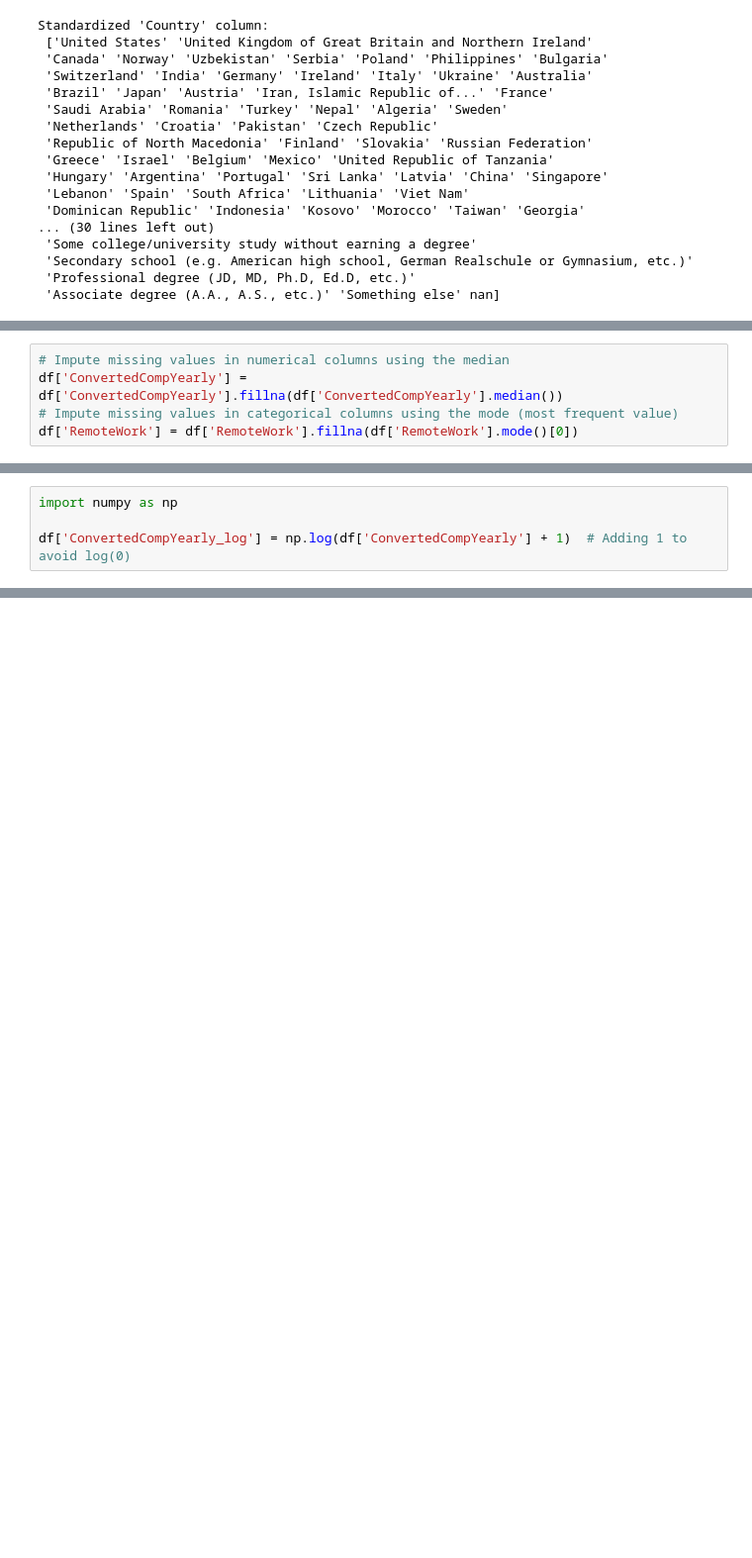
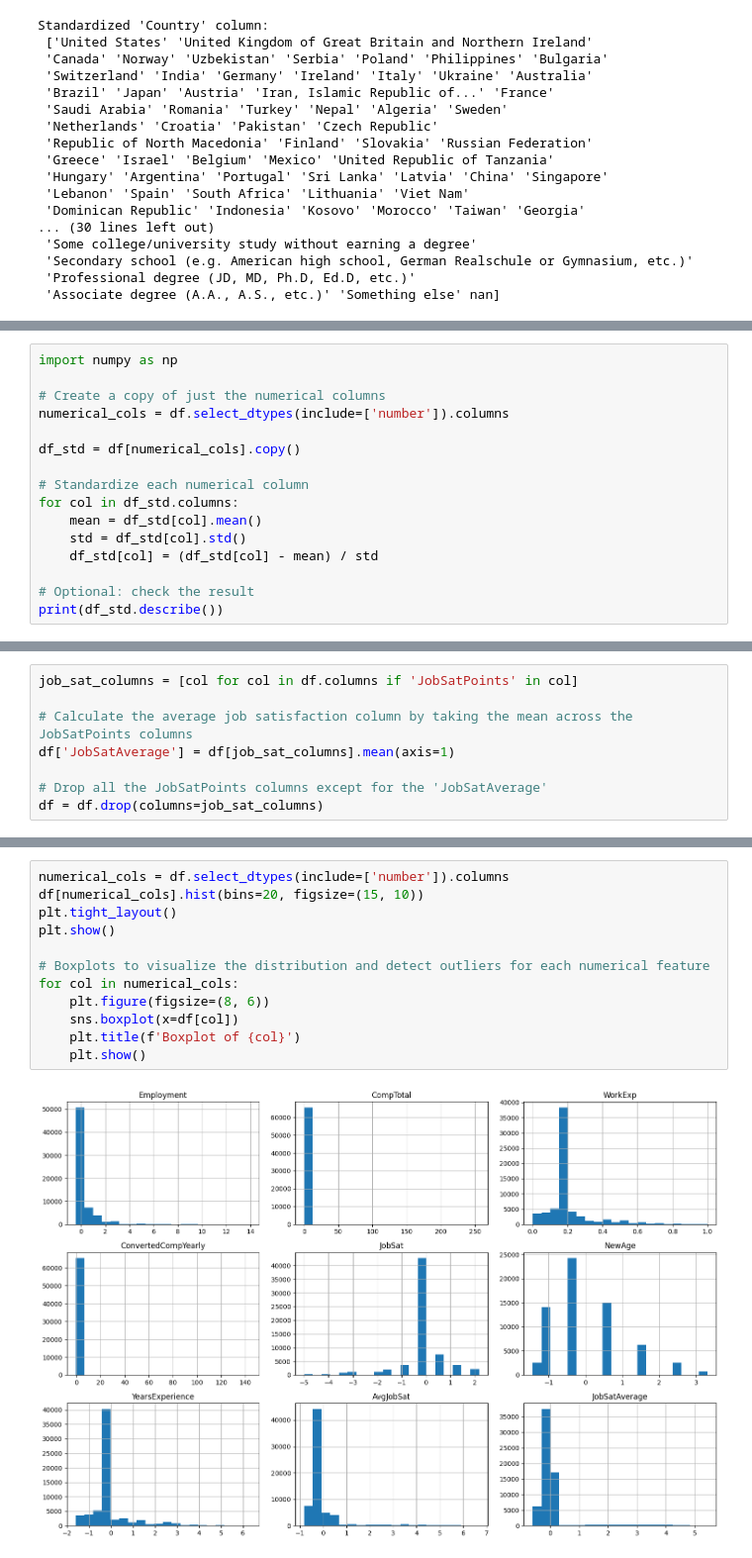
Before and after one commit to MoetezAbbassi/Python-Projects, a Jupyter notebook: IBM Data Analytics mini-projects/IBM Capstone Project/ibm.ipynb, the cells around one changed output, grey strips where cells are left out. Shown at 99% size. Saved outputs shown, nothing was run; the diff lists cells and outputs as text; blank space fills up the shorter version.

```diff
--- a/IBM Data Analytics mini-projects/IBM Capstone Project/ibm.ipynb
+++ b/IBM Data Analytics mini-projects/IBM Capstone Project/ibm.ipynb
@@ -261,5 +288,0 @@ Length: 108, dtype: int64
-# %%
-# Impute missing values in numerical columns using the median
-df['ConvertedCompYearly'] = df['ConvertedCompYearly'].fillna(df['ConvertedCompYearly'].median())
-# Impute missing values in categorical columns using the mode (most frequent value)
-df['RemoteWork'] = df['RemoteWork'].fillna(df['RemoteWork'].mode()[0])
@@ -274,4 +289,16 @@ ModuleNotFoundError: No module named 'scikit'
-# %%
-import numpy as np
-
-df['ConvertedCompYearly_log'] = np.log(df['ConvertedCompYearly'] + 1)  # Adding 1 to avoid log(0)
+# %%
+import numpy as np
+
+# Create a copy of just the numerical columns
+numerical_cols = df.select_dtypes(include=['number']).columns
+
+df_std = df[numerical_cols].copy()
+
+# Standardize each numerical column
+for col in df_std.columns:
+    mean = df_std[col].mean()
+    std = df_std[col].std()
+    df_std[col] = (df_std[col] - mean) / std
+
+# Optional: check the result
+print(df_std.describe())
@@ -277,0 +399,8 @@ df['ConvertedCompYearly_log'] = np.log(df['ConvertedCompYearly'] + 1)  # Adding
+# %%
+job_sat_columns = [col for col in df.columns if 'JobSatPoints' in col]
+
+# Calculate the average job satisfaction column by taking the mean across the JobSatPoints columns
+df['JobSatAverage'] = df[job_sat_columns].mean(axis=1)
+
+# Drop all the JobSatPoints columns except for the 'JobSatAverage'
+df = df.drop(columns=job_sat_columns)
@@ -277,0 +409,14 @@ df['ConvertedCompYearly_log'] = np.log(df['ConvertedCompYearly'] + 1)  # Adding
+# %%
+numerical_cols = df.select_dtypes(include=['number']).columns
+df[numerical_cols].hist(bins=20, figsize=(15, 10))
+plt.tight_layout()
+plt.show()
+
+# Boxplots to visualize the distribution and detect outliers for each numerical feature
+for col in numerical_cols:
+    plt.figure(figsize=(8, 6))
+    sns.boxplot(x=df[col])
+    plt.title(f'Boxplot of {col}')
+    plt.show()
+# %% [output]
+[figure, added]
```
Also changed, not shown: parts of 13 cells of this notebook.
